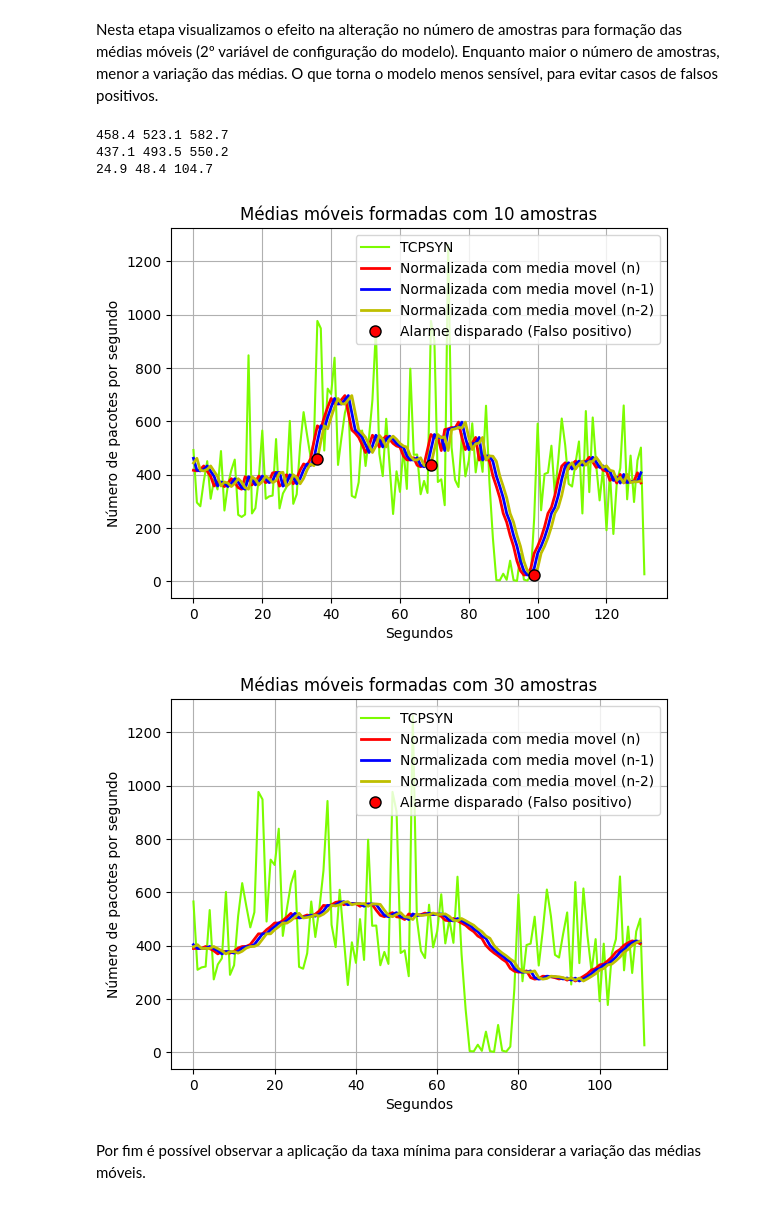
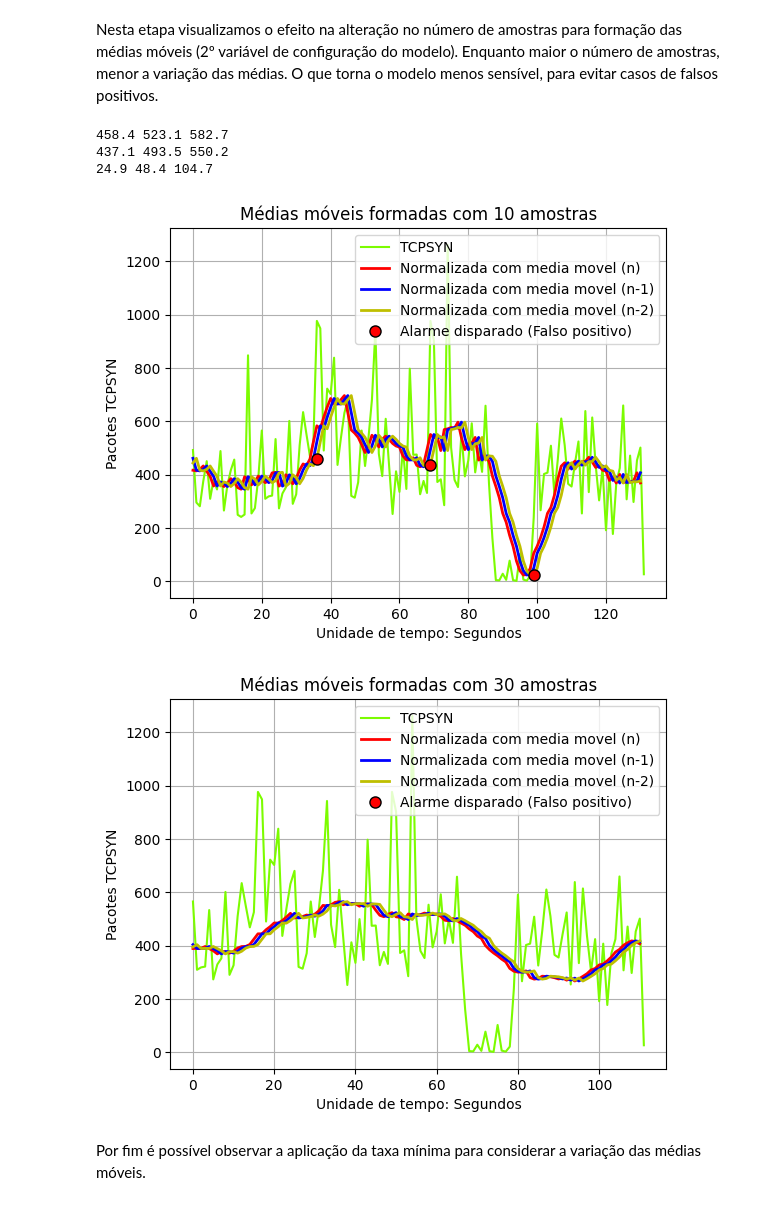
Before and after one commit to hflautert/AnomalyDetection, a Jupyter notebook: ModeloHMM.ipynb, the cells around one changed output. Saved outputs shown, nothing was run; the diff lists cells and outputs as text; code cells hidden in the pictures.

```diff
--- a/ModeloHMM.ipynb
+++ b/ModeloHMM.ipynb
@@ -102,46 +101,48 @@ Nesta etapa visualizamos o efeito na alteração no número de amostras para for
 dados_normal_100ms=fmm.prep_csv("https://raw.githubusercontent.com/hflautert/AnomalyDetection/main/StatsIOTINd/benign-dec_tcpsyn_100ms.csv")
 dados_normal_500ms=fmm.prep_csv("https://raw.githubusercontent.com/hflautert/AnomalyDetection/main/StatsIOTINd/benign-dec_tcpsyn_500ms.csv")
 dados_normal_1s=fmm.prep_csv("https://raw.githubusercontent.com/hflautert/AnomalyDetection/main/StatsIOTINd/benign-dec_tcpsyn_1s.csv")
+
+tipo_dos_pacotes='TCPSYN'
 
 v_dados_normal_1s = dados_normal_1s[160:]
 
 # Intervalos
 amostras1=10
 amostras2=30
 
 # Medias moveis - historico de 10 medidas
 media,media_1,media_2,alarme_pos,alarme_val=fmm.aplica_var_mm(v_dados_normal_1s,1.10,amostras1,20)
-plt.plot(v_dados_normal_1s[amostras1:], color = 'lawngreen', label = "TCPSYN")
+plt.plot(v_dados_normal_1s[amostras1:], color = 'lawngreen', label = tipo_dos_pacotes)
 plt.plot(media[:], color = 'r',linewidth=2, label = "Normalizada com media movel (n)")
 plt.plot(media_1[:], color = 'b',linewidth=2, label = "Normalizada com media movel (n-1)")
 plt.plot(media_2[:], color = 'y',linewidth=2, label = "Normalizada com media movel (n-2)")
 plt.plot(alarme_pos,alarme_val, 'ro', ms=8, mec='k', label = "Alarme disparado (Falso positivo)")
 plt.title('Médias móveis formadas com 10 amostras')
-plt.xlabel('Segundos')
-plt.ylabel('Número de pacotes por segundo')
+plt.xlabel('Unidade de tempo: Segundos')
+plt.ylabel('Pacotes '+tipo_dos_pacotes)
 plt.legend()
 plt.grid()
 plt.show()
 
 # Medias moveis - historico de 30 medidas
 media,media_1,media_2,alarme_pos,alarme_val=fmm.aplica_var_mm(v_dados_normal_1s,1.10,amostras2,20)
 plt.plot(v_dados_normal_1s[amostras2:], color = 'lawngreen', label = "TCPSYN")
 plt.plot(media[:], color = 'r',linewidth=2, label = "Normalizada com media movel (n)")
 plt.plot(media_1[:], color = 'b',linewidth=2, label = "Normalizada com media movel (n-1)")
 plt.plot(media_2[:], color = 'y',linewidth=2, label = "Normalizada com media movel (n-2)")
 plt.plot(alarme_pos,alarme_val, 'ro', ms=8, mec='k', label = "Alarme disparado (Falso positivo)")
 plt.title('Médias móveis formadas com 30 amostras')
-plt.xlabel('Segundos')
-plt.ylabel('Número de pacotes por segundo')
+plt.xlabel('Unidade de tempo: Segundos')
+plt.ylabel('Pacotes '+tipo_dos_pacotes)
 plt.legend()
 plt.grid()
 plt.show()
 # %% [output]
 458.4 523.1 582.7
 437.1 493.5 550.2
 24.9 48.4 104.7
-[figure, old version]
+[figure, new version]
-[figure, old version]
+[figure, new version]
 # %% [markdown]
 Por fim é possível observar a aplicação da taxa mínima para considerar a variação das médias móveis.
 # %%
```
Also changed, not shown: parts of 1 cell of this notebook.
